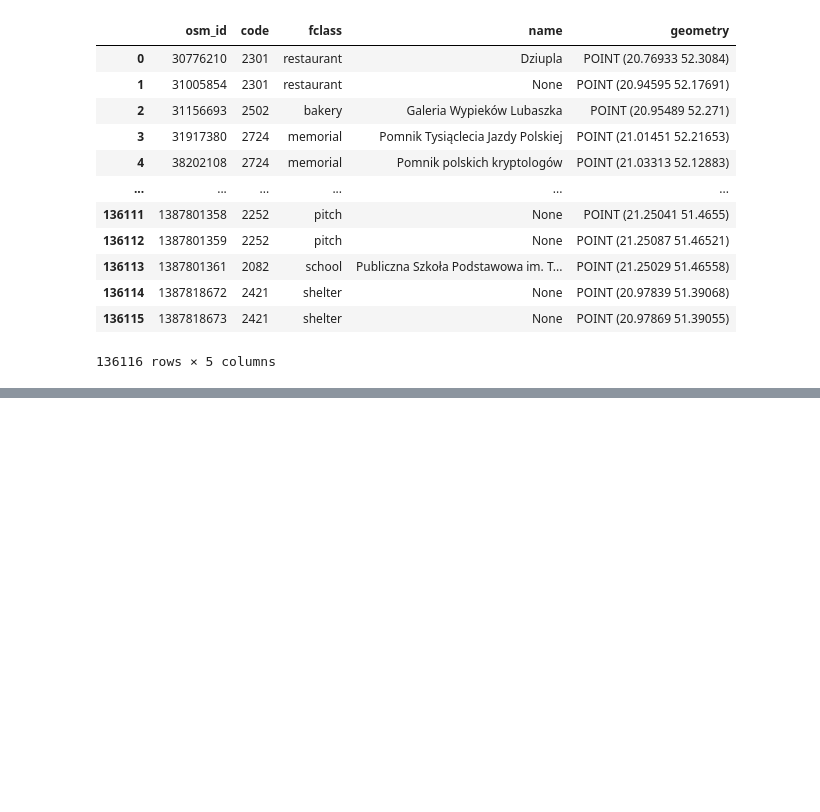
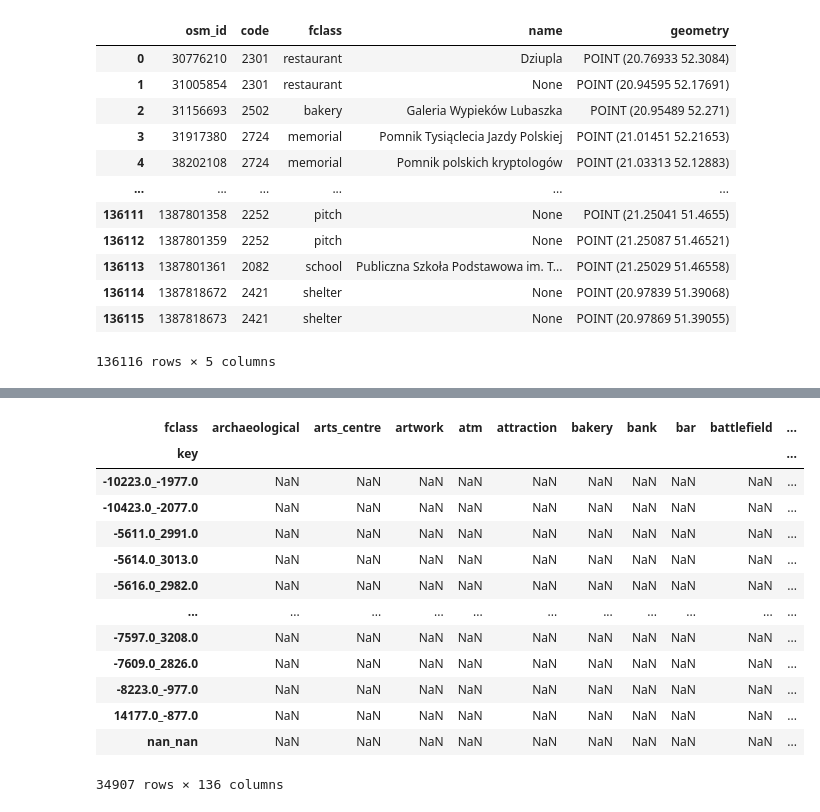
Before and after one commit to Mar99ia/2025_data_biz_hackathon, a Jupyter notebook: notebooks/features_generation.ipynb, the cells around one changed output, grey strips where cells are left out. Drawn from its saved outputs; the diff is of its cells as text; code cells hidden in the pictures; blank space fills up the shorter version.

```diff
--- a/notebooks/features_generation.ipynb
+++ b/notebooks/features_generation.ipynb
@@ -89,8 +88,6 @@ result
 result["lon"] = result.geometry.x
 result["lat"] = result.geometry.y
 result_clean = result[["fclass", "lon", "lat"]]
-result_clean["x"] = np.floor((result_clean["lon"] - 54) / 0.01)
-result_clean["y"] = np.floor((result_clean["lat"] - 30) / 0.02)
-result_clean["key"] = result_clean["x"].astype(str) + "_" + result_clean["y"].astype(str)
-result_clean["counter"] = 1
-result_clean
+
+# convert geodataframe to pandas dataframe
+result_clean = pd.DataFrame(result_clean)
@@ -125,0 +103,9 @@ See the caveats in the documentation: https://pandas.pydata.org/pandas-docs/stab
+# %%
+y_raw = pd.read_csv('data/y_raw_before_counting_per_square.csv')
+
+y_raw['fclass'] = 'target'
+y_raw = y_raw.rename(columns={"latitude": "lat", "longitude": "lon"})
+
+
+# Add 'fclass' named 'y' to the result_clean dataframe
+result_clean = pd.concat([result_clean, y_raw[['fclass', 'lat', 'lon']]])
@@ -125,0 +170,4 @@ See the caveats in the documentation: https://pandas.pydata.org/pandas-docs/stab
+# %%
+result_clean["x"] = np.floor((result_clean["lon"] - 52.1147) / 0.005)
+result_clean["y"] = np.floor((result_clean["lat"] - 20.7622) / 0.01)
+result_clean["key"] = result_clean["x"].astype(str) + "_" + result_clean["y"].astype(str)
@@ -125,0 +188,24 @@ See the caveats in the documentation: https://pandas.pydata.org/pandas-docs/stab
+# %%
+result_pivoted = result_clean.pivot_table(
+    index="key",      # wiersze
+    columns="fclass",         # kolumny
+    values="counter",        # co zliczamy
+    aggfunc="count",          # funkcja agregująca
+    #fill_value=0              # zamiast NaN pokaż 0
+)
+result_pivoted
+# %% [output]
+| fclass | archaeological | arts_centre | artwork | atm | attraction | bakery | bank | bar | battlefield | ... |
+| key |  |  |  |  |  |  |  |  |  | ... |
+| -10223.0_-1977.0 | NaN | NaN | NaN | NaN | NaN | NaN | NaN | NaN | NaN | ... |
+| -10423.0_-2077.0 | NaN | NaN | NaN | NaN | NaN | NaN | NaN | NaN | NaN | ... |
+| -5611.0_2991.0 | NaN | NaN | NaN | NaN | NaN | NaN | NaN | NaN | NaN | ... |
+| -5614.0_3013.0 | NaN | NaN | NaN | NaN | NaN | NaN | NaN | NaN | NaN | ... |
+| -5616.0_2982.0 | NaN | NaN | NaN | NaN | NaN | NaN | NaN | NaN | NaN | ... |
+| ... | ... | ... | ... | ... | ... | ... | ... | ... | ... | ... |
+| -7597.0_3208.0 | NaN | NaN | NaN | NaN | NaN | NaN | NaN | NaN | NaN | ... |
+| -7609.0_2826.0 | NaN | NaN | NaN | NaN | NaN | NaN | NaN | NaN | NaN | ... |
+| -8223.0_-977.0 | NaN | NaN | NaN | NaN | NaN | NaN | NaN | NaN | NaN | ... |
+| 14177.0_-877.0 | NaN | NaN | NaN | NaN | NaN | NaN | NaN | NaN | NaN | ... |
+| nan_nan | NaN | NaN | NaN | NaN | NaN | NaN | NaN | NaN | NaN | ... |
+34907 rows × 136 columns
```
Also changed, not shown: parts of 22 cells of this notebook.
